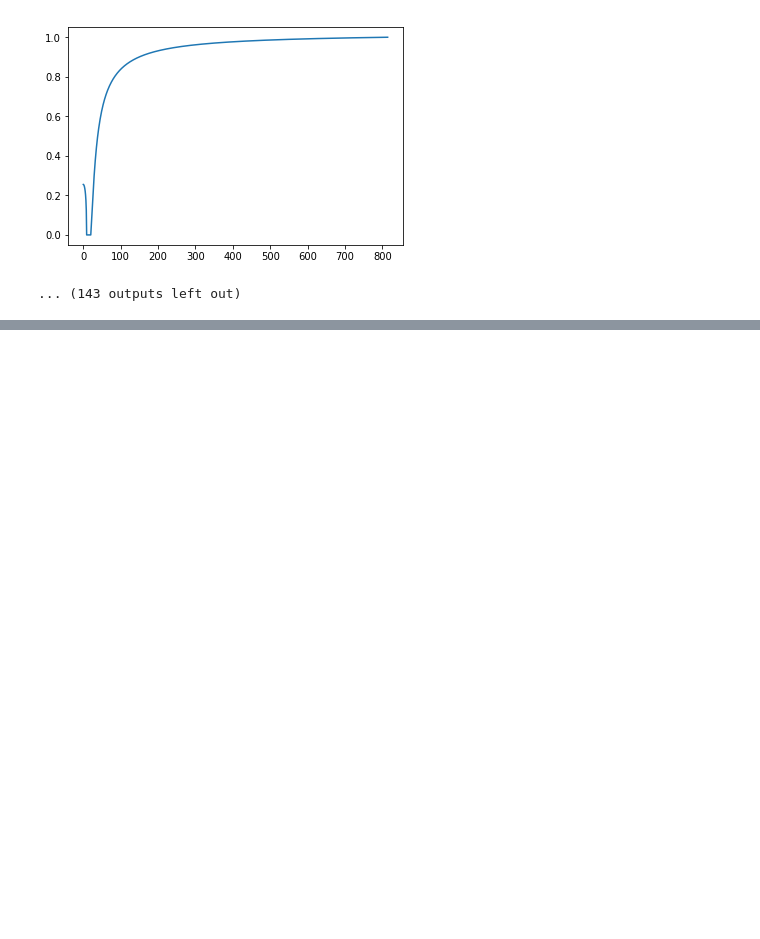
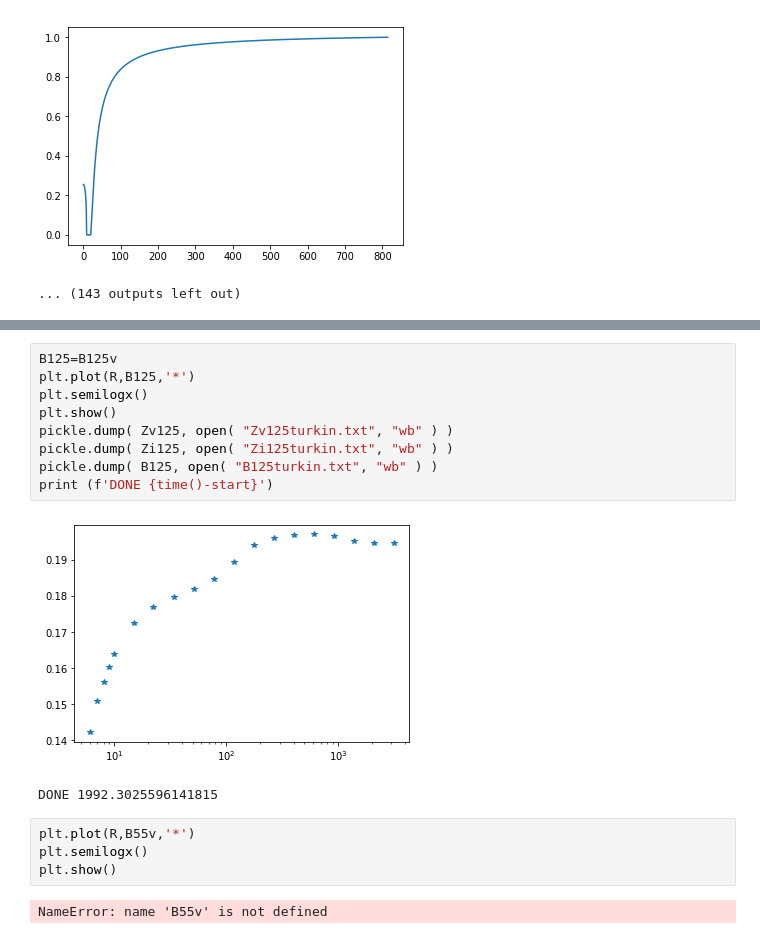
Before and after one commit to dgiart/loop2020, a Jupyter notebook: loop03_2020/Jup03_2020/bias_OLD_15_04_20.ipynb, the cells around one changed output, grey strips where cells are left out. Saved outputs shown, nothing was run; the diff lists cells and outputs as text; blank space fills up the shorter version.

```diff
--- a/loop03_2020/Jup03_2020/bias_OLD_15_04_20.ipynb
+++ b/loop03_2020/Jup03_2020/bias_OLD_15_04_20.ipynb
@@ -171,0 +264,18 @@ iZotropic Finally DONE with  315.4515974521637
+# %%
+B125=B125v
+plt.plot(R,B125,'*')
+plt.semilogx()
+plt.show()
+pickle.dump( Zv125, open( "Zv125turkin.txt", "wb" ) )
+pickle.dump( Zi125, open( "Zi125turkin.txt", "wb" ) )
+pickle.dump( B125, open( "B125turkin.txt", "wb" ) )
+print (f'DONE {time()-start}')
+# %% [output]
+[figure, added]
+DONE 1992.3025596141815
+# %%
+plt.plot(R,B55v,'*')
+plt.semilogx()
+plt.show()
+# %% [output]
+NameError: name 'B55v' is not defined
```
Also changed, not shown: parts of 2 cells of this notebook, 18 other files.
